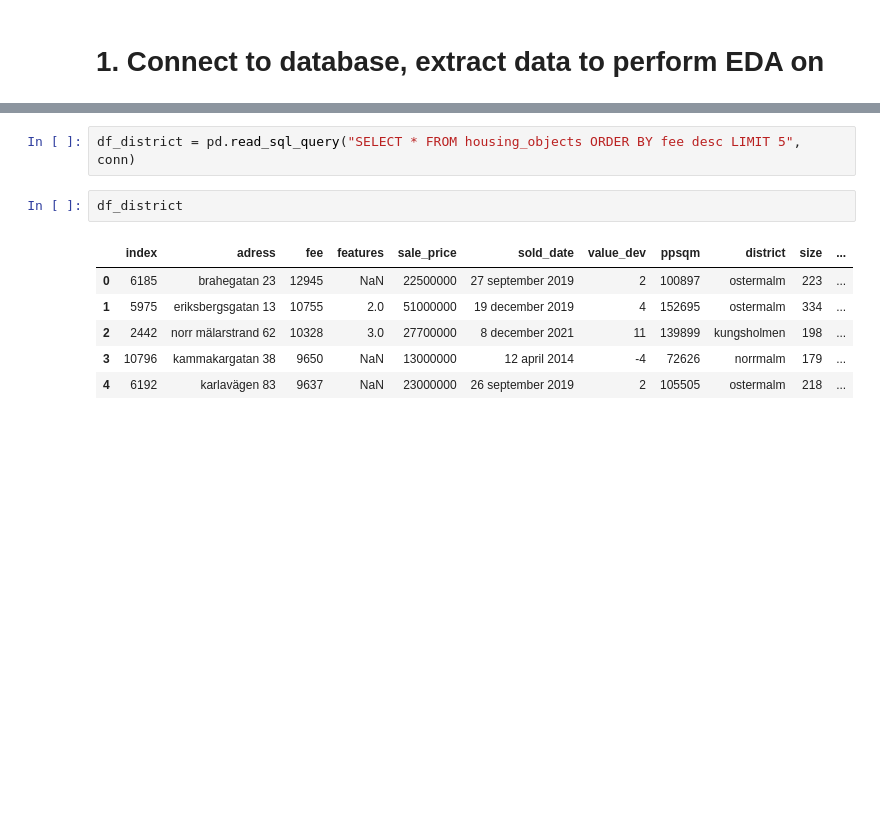
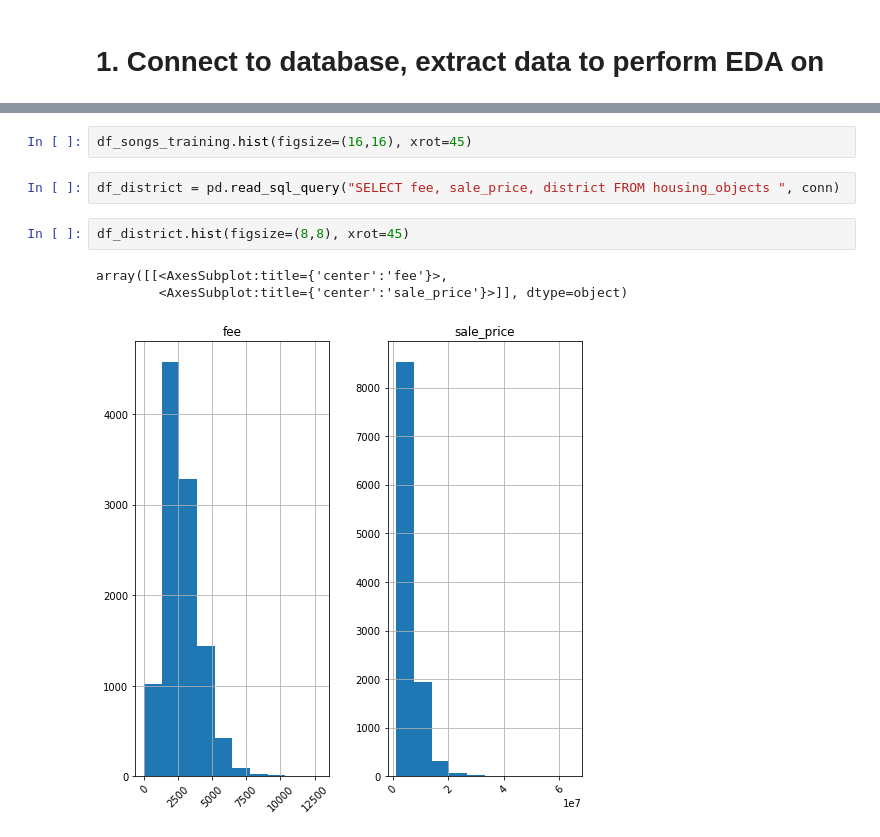
Before and after one commit to antongollbo123/hemnet_housing, a Jupyter notebook: notebooks/hemnet_EDA.ipynb, the cells around one changed output, grey strips where cells are left out. Saved outputs shown, nothing was run; the diff lists cells and outputs as text; blank space fills up the shorter version.

```diff
--- a/notebooks/hemnet_EDA.ipynb
+++ b/notebooks/hemnet_EDA.ipynb
@@ -41,11 +60,10 @@ plt.show()
+# %%
+df_songs_training.hist(figsize=(16,16), xrot=45)
 # %%
-df_district = pd.read_sql_query("SELECT * FROM housing_objects ORDER BY fee desc LIMIT 5", conn)
+df_district = pd.read_sql_query("SELECT fee, sale_price, district FROM housing_objects ", conn)
-# %%
-df_district
-# %% [output]
-|  | index | adress | fee | features | sale_price | sold_date | value_dev | ppsqm | district | size | ... |
-| 0 | 6185 | brahegatan 23 | 12945 | NaN | 22500000 | 27 september 2019 | 2 | 100897 | ostermalm | 223 | ... |
-| 1 | 5975 | eriksbergsgatan 13 | 10755 | 2.0 | 51000000 | 19 december 2019 | 4 | 152695 | ostermalm | 334 | ... |
-| 2 | 2442 | norr mälarstrand 62 | 10328 | 3.0 | 27700000 | 8 december 2021 | 11 | 139899 | kungsholmen | 198 | ... |
-| 3 | 10796 | kammakargatan 38 | 9650 | NaN | 13000000 | 12 april 2014 | -4 | 72626 | norrmalm | 179 | ... |
-| 4 | 6192 | karlavägen 83 | 9637 | NaN | 23000000 | 26 september 2019 | 2 | 105505 | ostermalm | 218 | ... |
+# %%
+df_district.hist(figsize=(8,8), xrot=45)
+# %% [output]
+array([[<AxesSubplot:title={'center':'fee'}>,
+        <AxesSubplot:title={'center':'sale_price'}>]], dtype=object)
+[figure, added]
```
Also changed, not shown: parts of 5 cells of this notebook.
